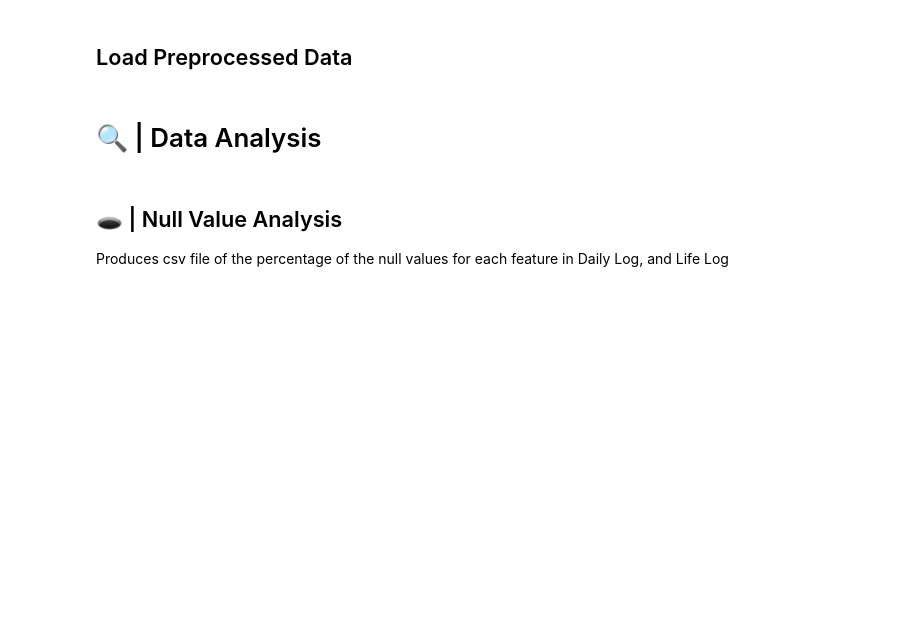
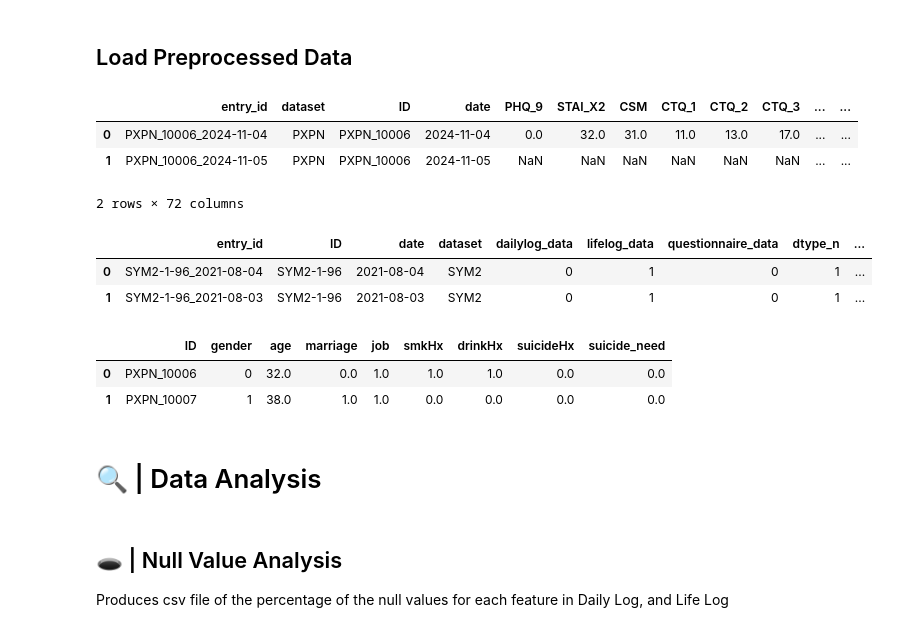
Before and after one commit to cyshin971/Panic-Project-DHLAB, a Jupyter notebook: data_preprocessing/data_analysis.ipynb, the cells around one changed output. Saved outputs shown, nothing was run; the diff lists cells and outputs as text; code cells hidden in the pictures; blank space fills up the shorter version.

```diff
--- a/data_preprocessing/data_analysis.ipynb
+++ b/data_preprocessing/data_analysis.ipynb
@@ -77,12 +132,23 @@ OUTPUT_PATH = f"{OUT_PATH}/{scraped_data_filename}/analysis"
 # %% [markdown]
 ## Load Preprocessed Data
 # %%
-pre_data = read_csv(get_file_path(PREPROC_PATH, f'panic_pre_data_{preproc_version}({scraped_data_filename}).csv'))
+pre_data = read_csv(get_file_path(PREPROC_PATH, f'panic_pre_data{file_desc}.csv'))
 display(pre_data.head(2))
-metadata = read_csv(get_file_path(PREPROC_PATH, f'panic_metadata_{preproc_version}({scraped_data_filename}).csv'))
+metadata = read_csv(get_file_path(PREPROC_PATH, f'panic_metadata{file_desc}.csv'))
 display(metadata.head(2))
-demography_data = read_csv(get_file_path(PREPROC_PATH, f'panic_demography_data_{preproc_version}({scraped_data_filename}).csv'))
+demography_data = read_csv(get_file_path(PREPROC_PATH, f'panic_demography_data{file_desc}.csv'))
 display(demography_data.head(2))
+# %% [output]
+|  | entry_id | dataset | ID | date | PHQ_9 | STAI_X2 | CSM | CTQ_1 | CTQ_2 | CTQ_3 | ... | ... |
+| 0 | PXPN_10006_2024-11-04 | PXPN | PXPN_10006 | 2024-11-04 | 0.0 | 32.0 | 31.0 | 11.0 | 13.0 | 17.0 | ... | ... |
+| 1 | PXPN_10006_2024-11-05 | PXPN | PXPN_10006 | 2024-11-05 | NaN | NaN | NaN | NaN | NaN | NaN | ... | ... |
+2 rows × 72 columns
+|  | entry_id | ID | date | dataset | dailylog_data | lifelog_data | questionnaire_data | dtype_n | ... |
+| 0 | SYM2-1-96_2021-08-04 | SYM2-1-96 | 2021-08-04 | SYM2 | 0 | 1 | 0 | 1 | ... |
+| 1 | SYM2-1-96_2021-08-03 | SYM2-1-96 | 2021-08-03 | SYM2 | 0 | 1 | 0 | 1 | ... |
+|  | ID | gender | age | marriage | job | smkHx | drinkHx | suicideHx | suicide_need |
+| 0 | PXPN_10006 | 0 | 32.0 | 0.0 | 1.0 | 1.0 | 1.0 | 0.0 | 0.0 |
+| 1 | PXPN_10007 | 1 | 38.0 | 1.0 | 1.0 | 0.0 | 0.0 | 0.0 | 0.0 |
 # %% [markdown]
 # 🔍 | Data Analysis
 # %% [markdown]
```
Also changed, not shown: parts of 25 cells of this notebook, 2 other files.
